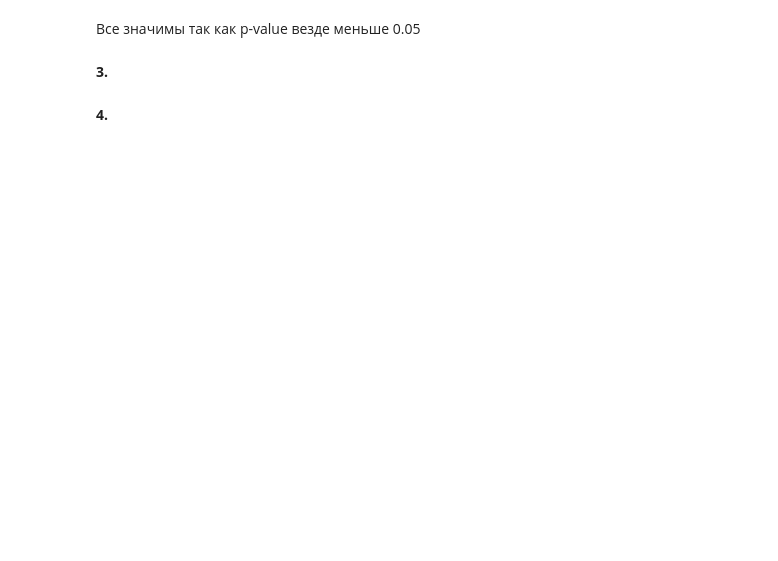
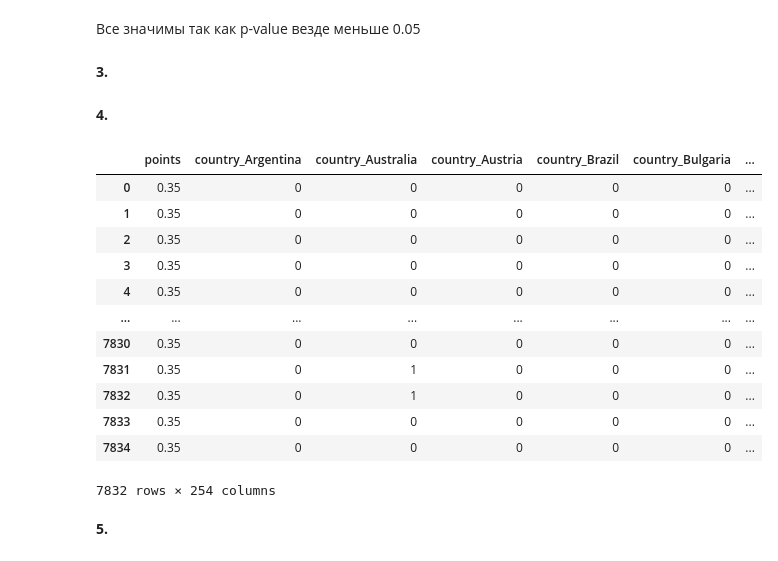
Before and after one commit to polinakochneva1/me_labs_house, a Jupyter notebook: георгий_1.ipynb, the cells around one changed output. Cells and saved outputs as stored; diff of their text form; code cells hidden in the pictures; blank space fills up the shorter version.

```diff
--- a/георгий_1.ipynb
+++ b/георгий_1.ipynb
@@ -248,5 +248,23 @@ X=pd.get_dummies (X, columns=['country'])
+# %%
+X
+# %% [output]
+|  | points | country_Argentina | country_Australia | country_Austria | country_Brazil | country_Bulgaria | ... |
+| 0 | 0.35 | 0 | 0 | 0 | 0 | 0 | ... |
+| 1 | 0.35 | 0 | 0 | 0 | 0 | 0 | ... |
+| 2 | 0.35 | 0 | 0 | 0 | 0 | 0 | ... |
+| 3 | 0.35 | 0 | 0 | 0 | 0 | 0 | ... |
+| 4 | 0.35 | 0 | 0 | 0 | 0 | 0 | ... |
+| ... | ... | ... | ... | ... | ... | ... | ... |
+| 7830 | 0.35 | 0 | 0 | 0 | 0 | 0 | ... |
+| 7831 | 0.35 | 0 | 1 | 0 | 0 | 0 | ... |
+| 7832 | 0.35 | 0 | 1 | 0 | 0 | 0 | ... |
+| 7833 | 0.35 | 0 | 0 | 0 | 0 | 0 | ... |
+| 7834 | 0.35 | 0 | 0 | 0 | 0 | 0 | ... |
+7832 rows × 254 columns
 # %%
 X_train, X_test, y_train, y_test = train_test_split(X, Y, test_size=0.3, random_state=42)
+# %% [markdown]
+**5.**
 # %%
 #Обучаем
 model_lr=model_lr.fit(X_train,y_train)
```
Also changed, not shown: parts of 27 cells of this notebook.
